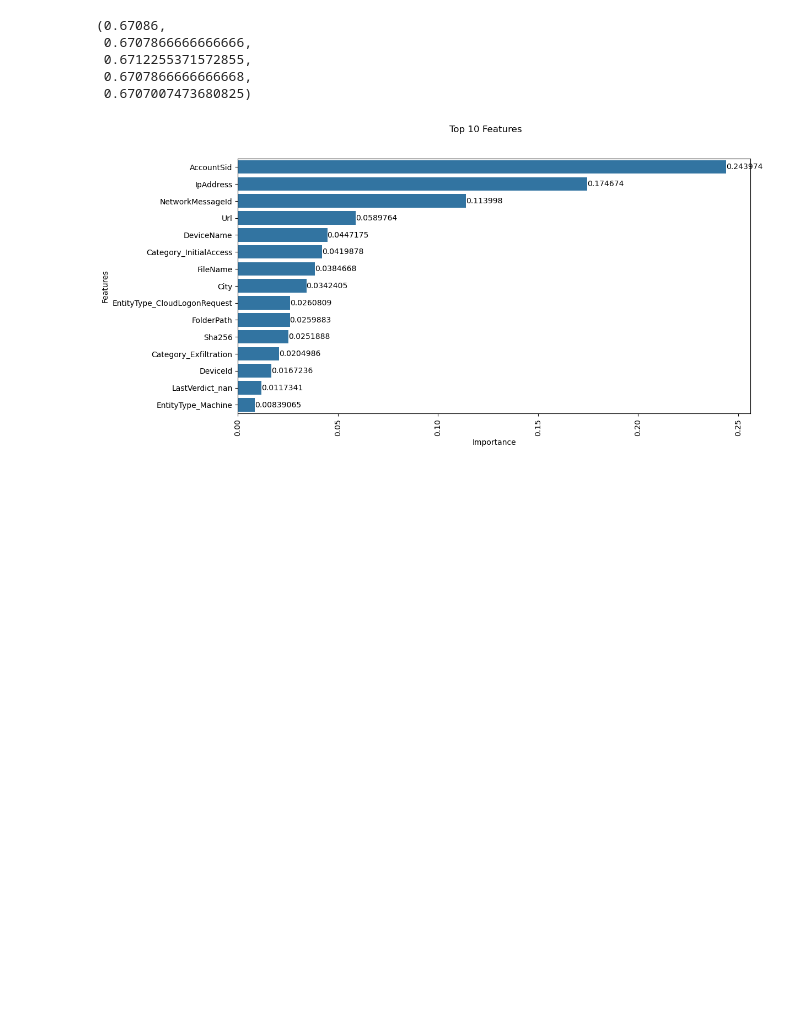
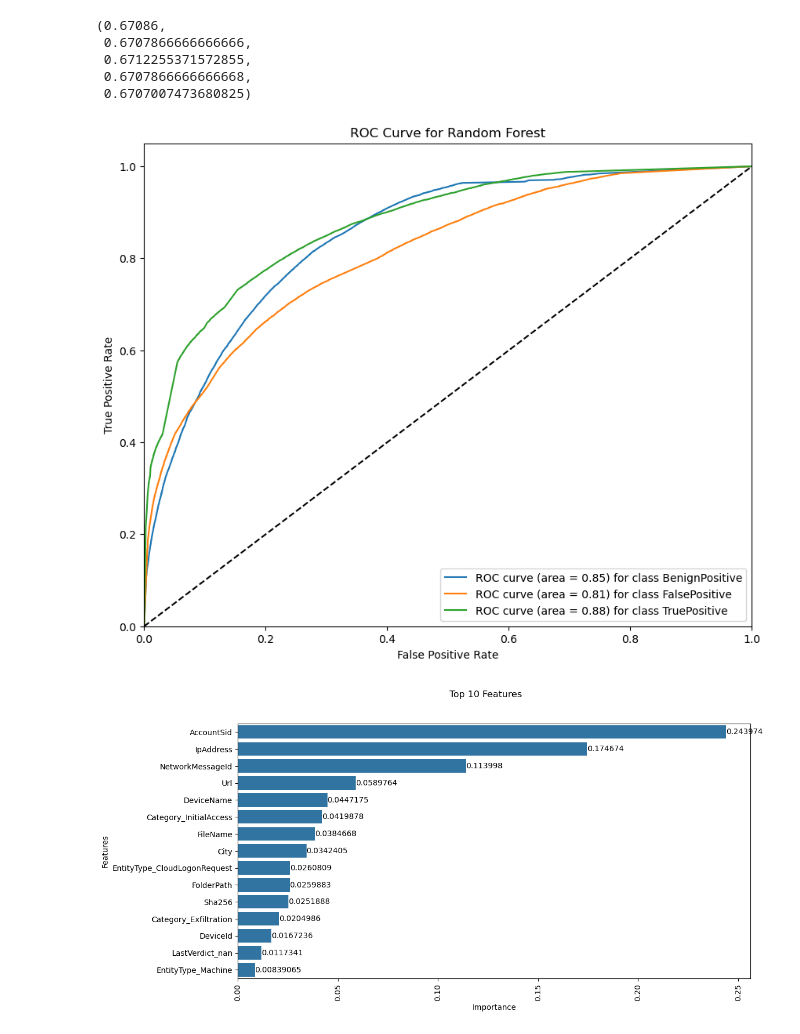
Before and after one commit to mgk2014/PCMLAI-CAPSTONE2, a Jupyter notebook: xdr.ipynb, the cells around one changed output. Cells and saved outputs as stored; diff of their text form; code cells hidden in the pictures; blank space fills up the shorter version.

```diff
--- a/xdr.ipynb
+++ b/xdr.ipynb
@@ -898,4 +911,9 @@ BenignPositive       0.65      0.69      0.67     50000
  0.6712255371572855,
  0.6707866666666668,
  0.6707007473680825)
+# %%
+# draw ROC-AUC curves for the classes
+draw_roc_curves(X_test, y_test, rf_random_grid.best_estimator_, "Random Forest")
+# %% [output]
+[figure, added]
 # %%
```
Also changed, not shown: parts of 23 cells of this notebook, 3 other files.
